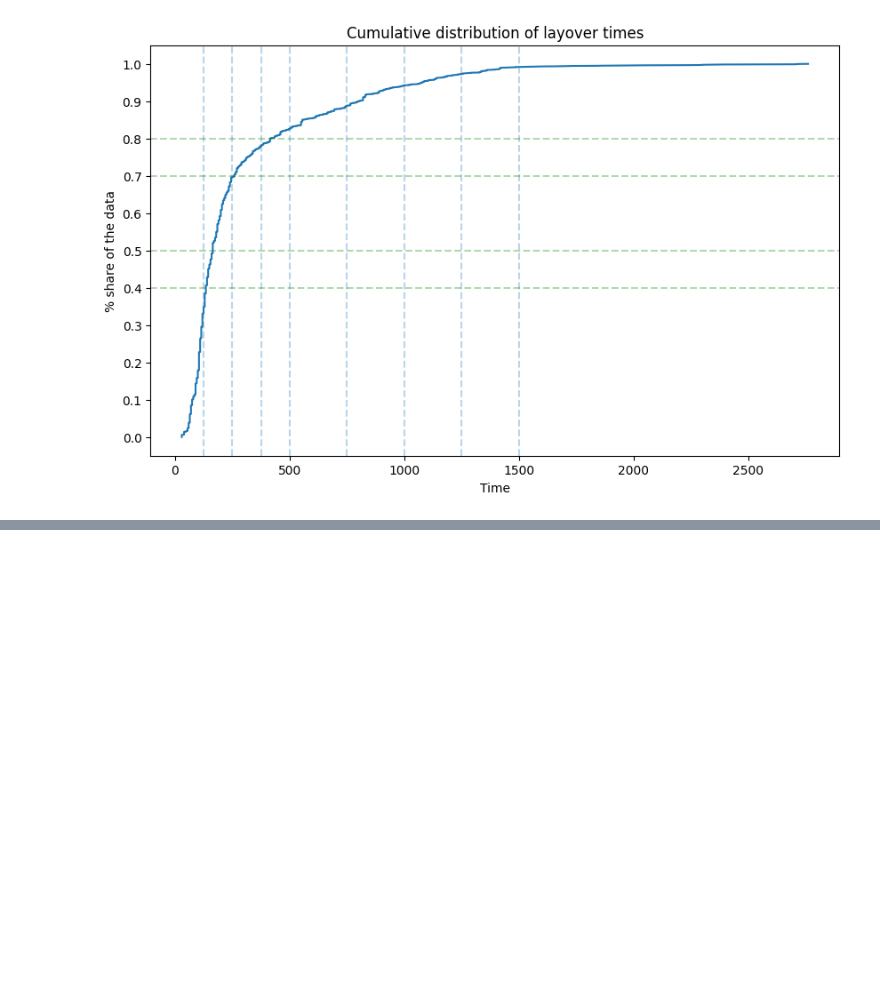
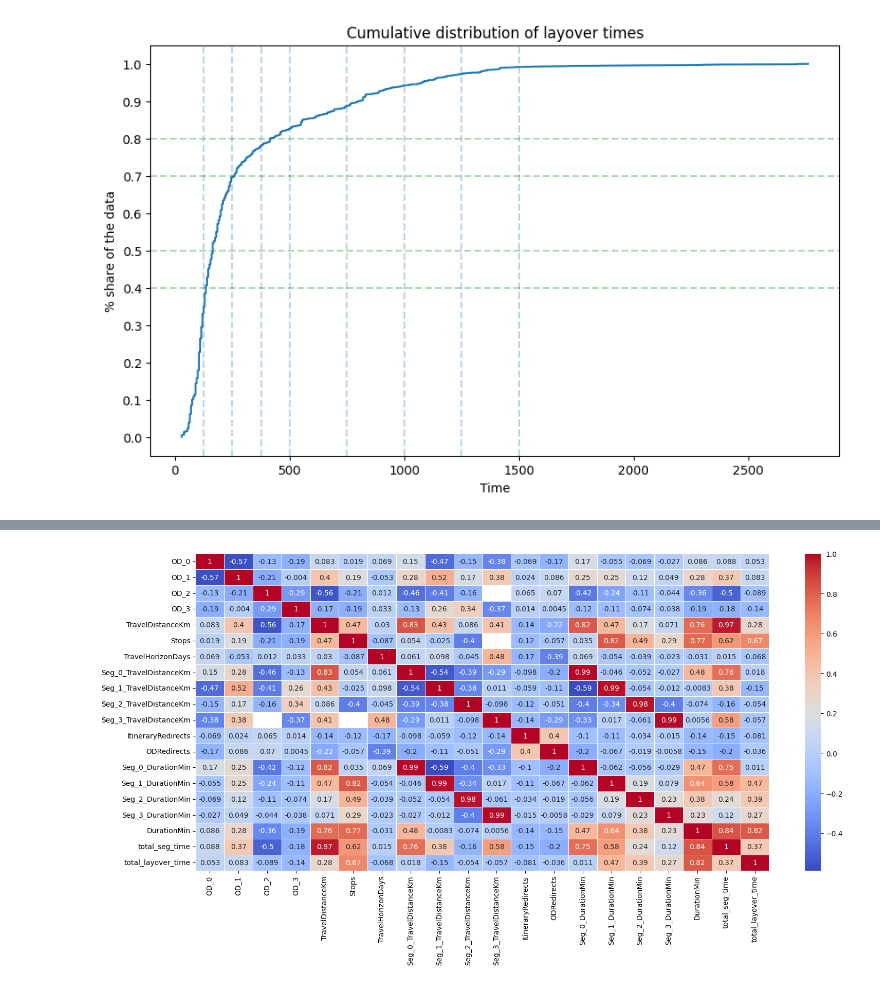
Before and after one commit to LaGenace/OptiFlyAi, a Jupyter notebook: Notebooks/ant_felix_arnaud_data.ipynb, the cells around one changed output, grey strips where cells are left out. Cells and saved outputs as stored; diff of their text form; code cells hidden in the pictures; blank space fills up the shorter version.

```diff
--- a/Notebooks/ant_felix_arnaud_data.ipynb
+++ b/Notebooks/ant_felix_arnaud_data.ipynb
@@ -116,0 +113,9 @@ ModuleNotFoundError: No module named 'category_encoders'
+# %%
+import category_encoders as ce
+# Initialize BinaryEncoder
+binary_encoder = ce.BinaryEncoder(cols=["OD"])
+# Fit and transform the data
+binary_encoded_data = binary_encoder.fit_transform(model_data)
+# Print the result
+print("Binary Encoded data:")
+print(binary_encoded_data)
@@ -116,0 +140,9 @@ ModuleNotFoundError: No module named 'category_encoders'
+# %%
+corr_matrix = binary_encoded_data.corr()
+# %%
+import seaborn as sns
+plt.figure(figsize=(18,8))
+sns.heatmap(corr_matrix, annot=True, cmap="coolwarm", linewidths=0.5)
+plt.show()
+# %% [output]
+[figure, added]
```
Also changed, not shown: parts of 3 cells of this notebook, 1 other file.
